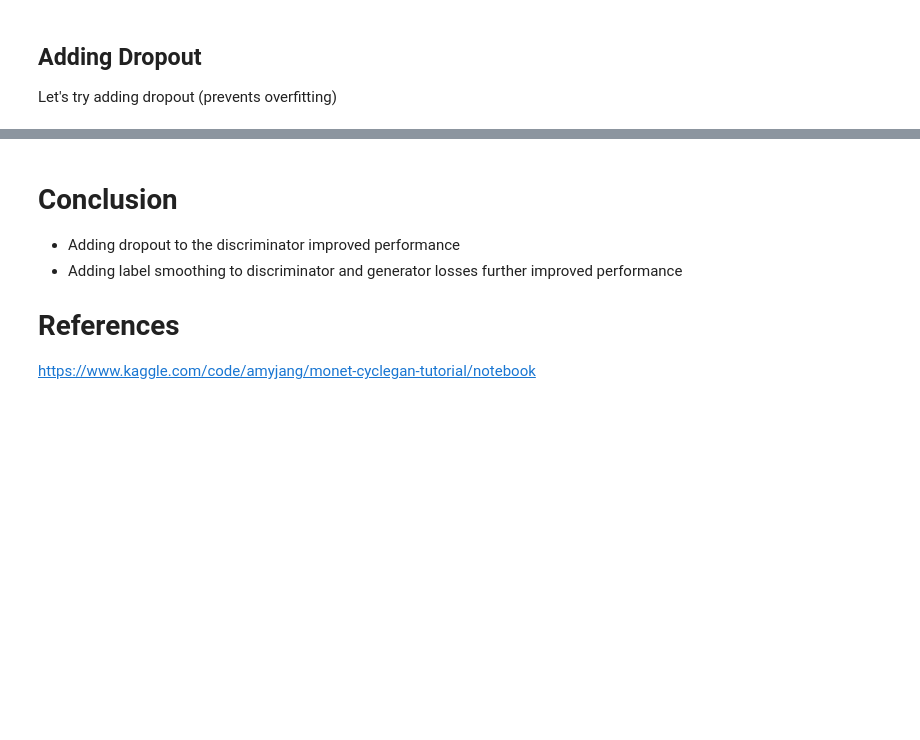
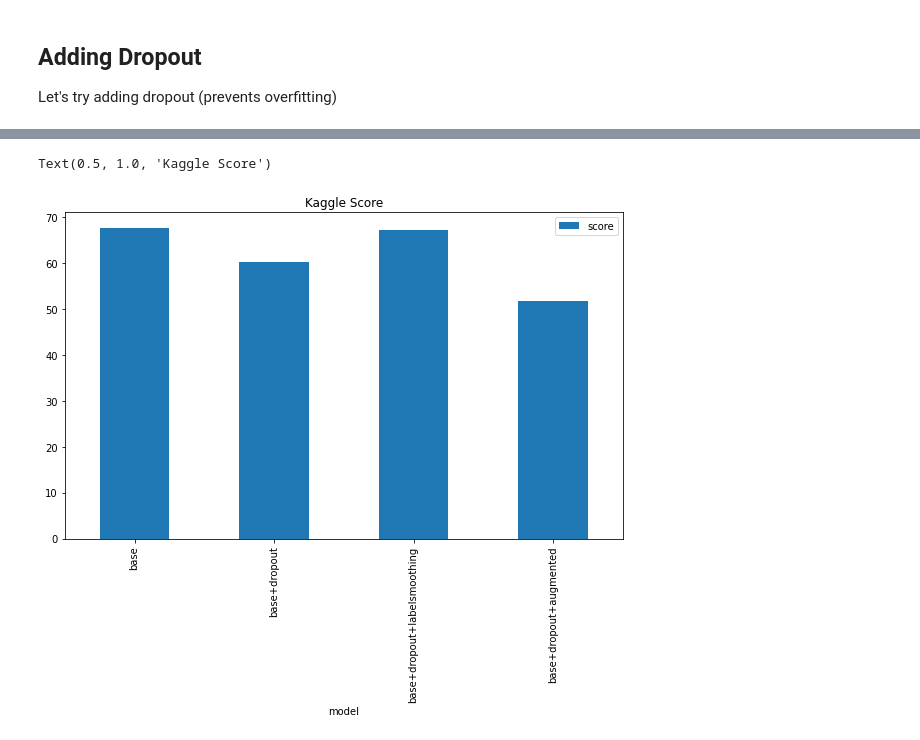
Before and after one commit to amcwhae/Monet-GAN, a Jupyter notebook: monet-gan.ipynb, the cells around one changed output, grey strips where cells are left out. Drawn from its saved outputs; the diff is of its cells as text; code cells hidden in the pictures; blank space fills up the shorter version.

```diff
--- a/monet-gan.ipynb
+++ b/monet-gan.ipynb
@@ -617 +678,14 @@ ax.legend(loc=5)
+# %%
+comp_results_dict = {'model': ['base', 'base+dropout', 'base+dropout+labelsmoothing', 'base+dropout+augmented'],
+                     'score': [67.64922, 60.23886, 67.20079, 51.64732]}
+comp_results = pd.DataFrame.from_dict(comp_results_dict)
+comp_results.set_index('model', inplace=True)
+
+
+ax = comp_results.plot.bar(figsize=(10,6))
+ax.set_title("Kaggle Score")
+# ax.legend(loc=5)
+# %% [output]
+Text(0.5, 1.0, 'Kaggle Score')
+[figure, added]
 # %%
@@ -627,8 +700,0 @@ shutil.make_archive("/kaggle/working/images", 'zip', "/kaggle/images")
-# %% [markdown]
-# Conclusion
-- Adding dropout to the discriminator improved performance
-- Adding label smoothing to discriminator and generator losses further improved performance
-
-# References
-
-https://www.kaggle.com/code/amyjang/monet-cyclegan-tutorial/notebook
```
Also changed, not shown: parts of 25 cells of this notebook.
